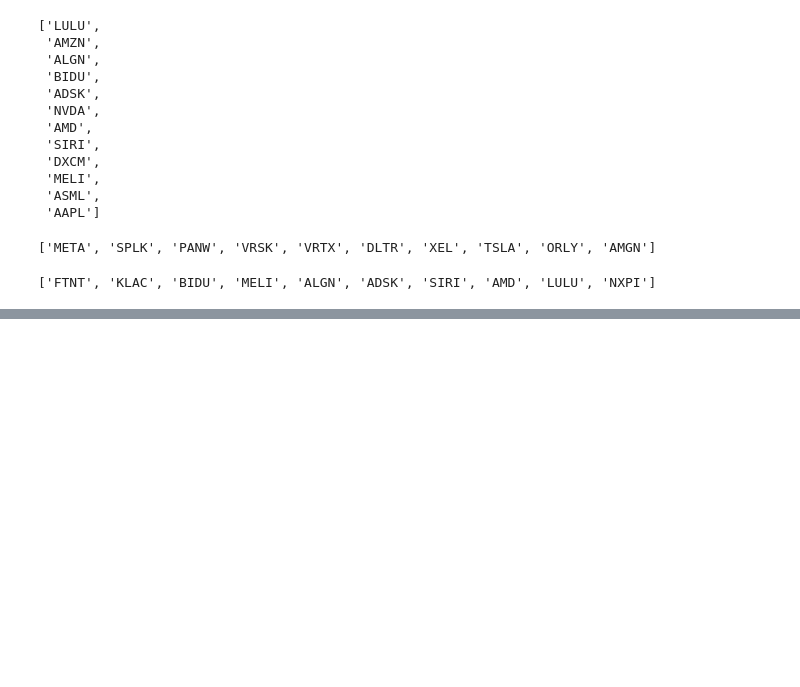
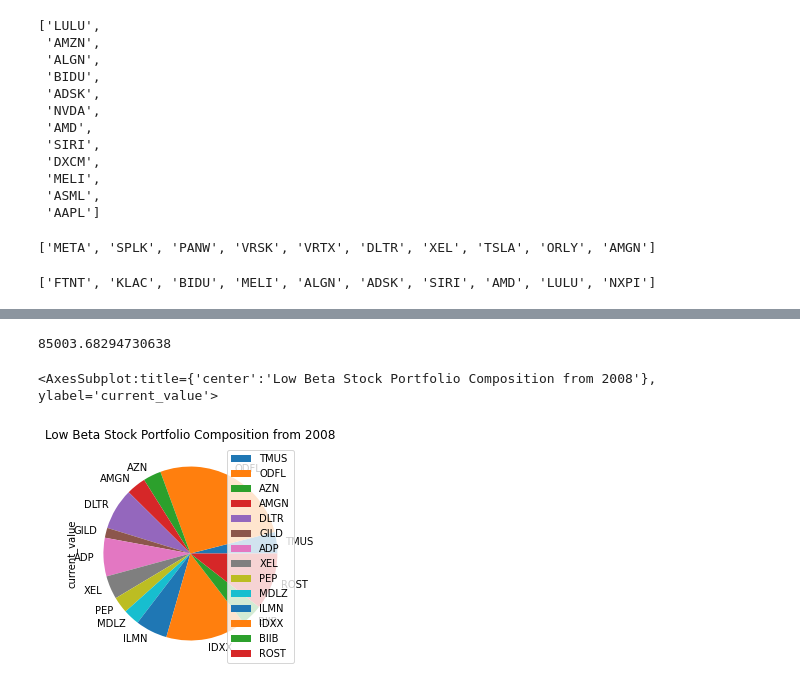
Before and after one commit to jtran1412/Bootcamp-Project-1, a Jupyter notebook: group_project_1.ipynb, the cells around one changed output, grey strips where cells are left out. Cells and saved outputs as stored; diff of their text form; code cells hidden in the pictures; blank space fills up the shorter version.

```diff
--- a/group_project_1.ipynb
+++ b/group_project_1.ipynb
@@ -326,12 +412,13 @@ high_betas_price_2012
 # %%
-# create list of all 2022 stock closing price
+# create list of all 2022 stock closing prices
 def price2022(list):
     new_list = []
     for ticker in list:
-        data = [ticker, float(df_portfolio_2022["Adj Close"][ticker])]
+        data = ["2022-09-28", ticker, round(float(df_portfolio_2022["Adj Close"][ticker]),2)]
         new_list.append(data)
-    print(new_list)
+    return(new_list)
 
 tickers_2022 = price2022(tickers)
-tickers_2022
+tickers_2022_df = pd.DataFrame(tickers_2022, columns = ["date","ticker","price"])
+tickers_2022_df
 # %% [output]
@@ -339,4 +442,7 @@ tickers_2022
 # %%
-df = pd.DataFrame(tickers_2022, columns=['ticker', 'price'])
-display(df)
+def percentage_change(col1,col2):
+    return ((col2 - col1) / col1) * 100
+
+SPY_2008_2022_percentage_change = percentage_change(SPY_2008_price, SPY_2022_price)
+SPY_2008_2022_percentage_change
 # %% [output]
@@ -343,0 +465,5 @@ display(df)
+# %%
+low_betas_price_2008_2022_df = pd.merge(low_betas_price_2008_df, tickers_2022_df, how='inner', on='ticker').set_index('ticker')
+low_betas_price_2008_2022_df = low_betas_price_2008_2022_df[['price_x','price_y']]
+low_betas_price_2008_2022_df['percentage_change'] = percentage_change(low_betas_price_2008_2022_df['price_x'],low_betas_price_2008_2022_df['price_y'])
+low_betas_price_2008_2022_df
@@ -343,0 +490,6 @@ display(df)
+# %%
+capital = 10000
+low_betas_2008_14_stock_allocation = [capital/14, capital/14, capital/14, capital/14, capital/14, capital/14, capital/14, capital/14, capital/14, capital/14, capital/14, capital/14, capital/14, capital/14, ]
+low_betas_price_2008_2022_df['past_value'] = low_betas_2008_14_stock_allocation
+low_betas_price_2008_2022_df['current_value'] = low_betas_price_2008_2022_df['past_value']*low_betas_price_2008_2022_df['percentage_change']/100
+low_betas_price_2008_2022_df
@@ -343,0 +513,9 @@ display(df)
+# %%
+low_betas_price_2008_2022_df['current_value'].sum()
+# %% [output]
+85003.68294730638
+# %%
+low_betas_price_2008_2022_df.plot.pie(y="current_value", title="Low Beta Stock Portfolio Composition from 2008")
+# %% [output]
+<AxesSubplot:title={'center':'Low Beta Stock Portfolio Composition from 2008'}, ylabel='current_value'>
+[figure, added]
```
Also changed, not shown: parts of 40 cells of this notebook.
